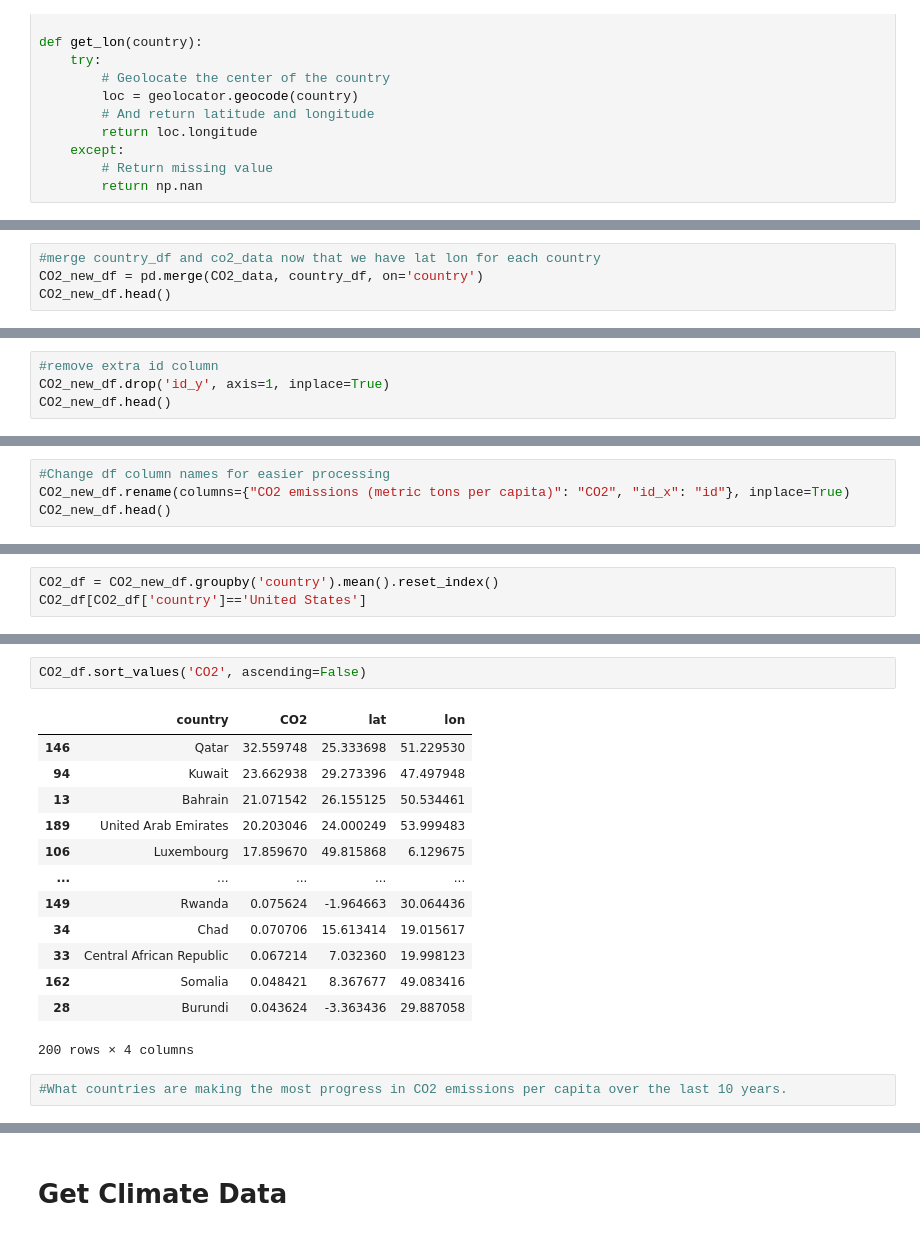
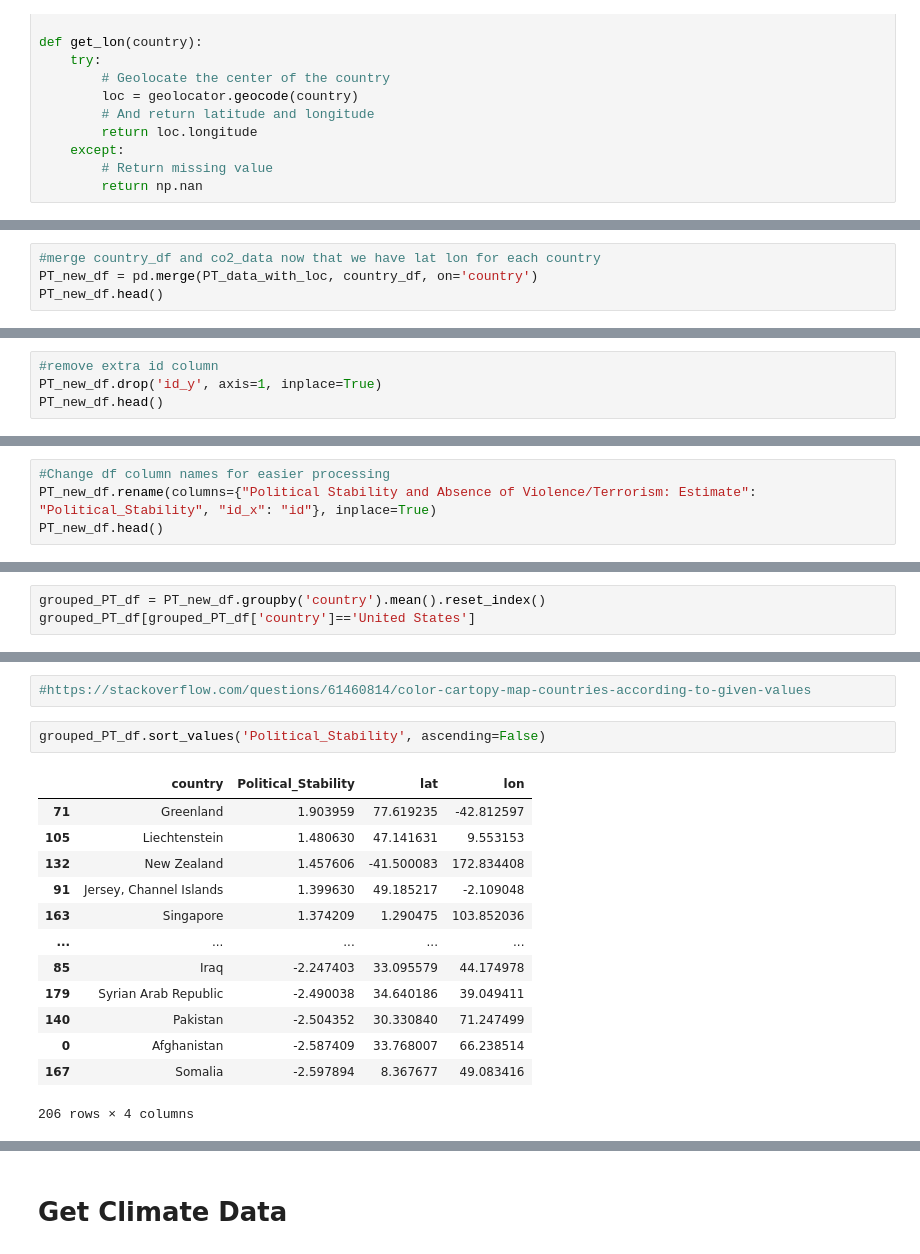
Before and after one commit to nmckinne/SustainabilityProject, a Jupyter notebook: SustainabilityGoals.ipynb, the cells around one changed output, grey strips where cells are left out. Cells and saved outputs as stored; diff of their text form.

Commit message:
Updated API calls for Specific Question

```diff
--- a/SustainabilityGoals.ipynb
+++ b/SustainabilityGoals.ipynb
@@ -232,5 +248,5 @@ country_df.head()
 # %%
 #merge country_df and co2_data now that we have lat lon for each country
-CO2_new_df = pd.merge(CO2_data, country_df, on='country')
-CO2_new_df.head()
+PT_new_df = pd.merge(PT_data_with_loc, country_df, on='country')
+PT_new_df.head()
 # %% [output]
@@ -243,5 +259,5 @@ CO2_new_df.head()
 # %%
 #remove extra id column
-CO2_new_df.drop('id_y', axis=1, inplace=True)
-CO2_new_df.head()
+PT_new_df.drop('id_y', axis=1, inplace=True)
+PT_new_df.head()
 # %% [output]
@@ -254,5 +270,5 @@ CO2_new_df.head()
 # %%
 #Change df column names for easier processing
-CO2_new_df.rename(columns={"CO2 emissions (metric tons per capita)": "CO2", "id_x": "id"}, inplace=True)
-CO2_new_df.head()
+PT_new_df.rename(columns={"Political Stability and Absence of Violence/Terrorism: Estimate": "Political_Stability", "id_x": "id"}, inplace=True)
+PT_new_df.head()
 # %% [output]
@@ -265,4 +281,4 @@ CO2_new_df.head()
 # %%
-CO2_df = CO2_new_df.groupby('country').mean().reset_index()
-CO2_df[CO2_df['country']=='United States']
+grouped_PT_df = PT_new_df.groupby('country').mean().reset_index()
+grouped_PT_df[grouped_PT_df['country']=='United States']
 # %% [output]
@@ -288,18 +308,18 @@ plt.show()
+# %%
+#https://stackoverflow.com/questions/61460814/color-cartopy-map-countries-according-to-given-values
 # %%
-CO2_df.sort_values('CO2', ascending=False)
+grouped_PT_df.sort_values('Political_Stability', ascending=False)
 # %% [output]
-|  | country | CO2 | lat | lon |
-| 146 | Qatar | 32.559748 | 25.333698 | 51.229530 |
-| 94 | Kuwait | 23.662938 | 29.273396 | 47.497948 |
-| 13 | Bahrain | 21.071542 | 26.155125 | 50.534461 |
-| 189 | United Arab Emirates | 20.203046 | 24.000249 | 53.999483 |
-| 106 | Luxembourg | 17.859670 | 49.815868 | 6.129675 |
+|  | country | Political_Stability | lat | lon |
+| 71 | Greenland | 1.903959 | 77.619235 | -42.812597 |
+| 105 | Liechtenstein | 1.480630 | 47.141631 | 9.553153 |
+| 132 | New Zealand | 1.457606 | -41.500083 | 172.834408 |
+| 91 | Jersey, Channel Islands | 1.399630 | 49.185217 | -2.109048 |
+| 163 | Singapore | 1.374209 | 1.290475 | 103.852036 |
 | ... | ... | ... | ... | ... |
-| 149 | Rwanda | 0.075624 | -1.964663 | 30.064436 |
-| 34 | Chad | 0.070706 | 15.613414 | 19.015617 |
-| 33 | Central African Republic | 0.067214 | 7.032360 | 19.998123 |
-| 162 | Somalia | 0.048421 | 8.367677 | 49.083416 |
-| 28 | Burundi | 0.043624 | -3.363436 | 29.887058 |
+| 85 | Iraq | -2.247403 | 33.095579 | 44.174978 |
+| 179 | Syrian Arab Republic | -2.490038 | 34.640186 | 39.049411 |
+| 140 | Pakistan | -2.504352 | 30.330840 | 71.247499 |
+| 0 | Afghanistan | -2.587409 | 33.768007 | 66.238514 |
+| 167 | Somalia | -2.597894 | 8.367677 | 49.083416 |
-200 rows × 4 columns
+206 rows × 4 columns
-# %%
-#What countries are making the most progress in CO2 emissions per capita over the last 10 years.
```
Also changed, not shown: parts of 34 cells of this notebook.
